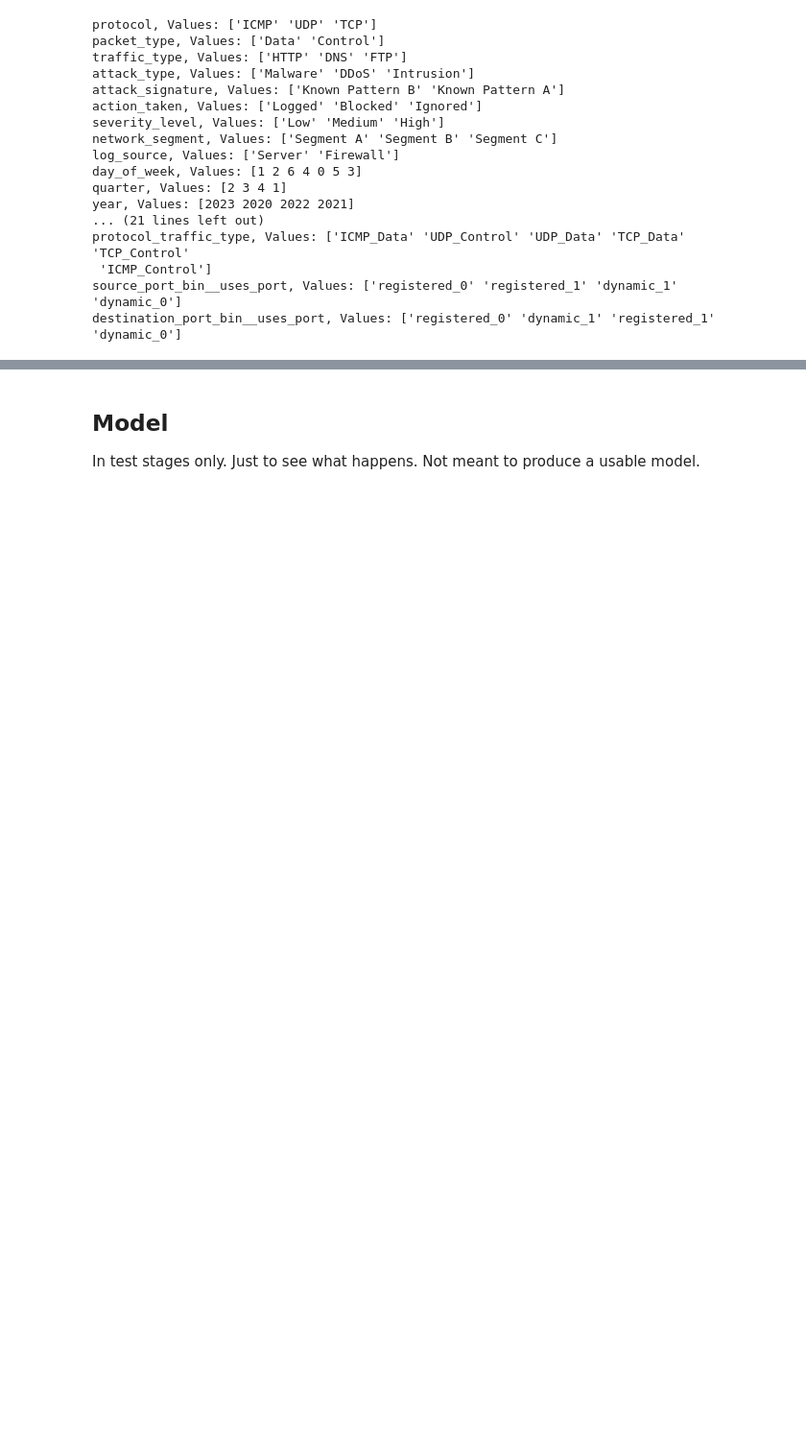
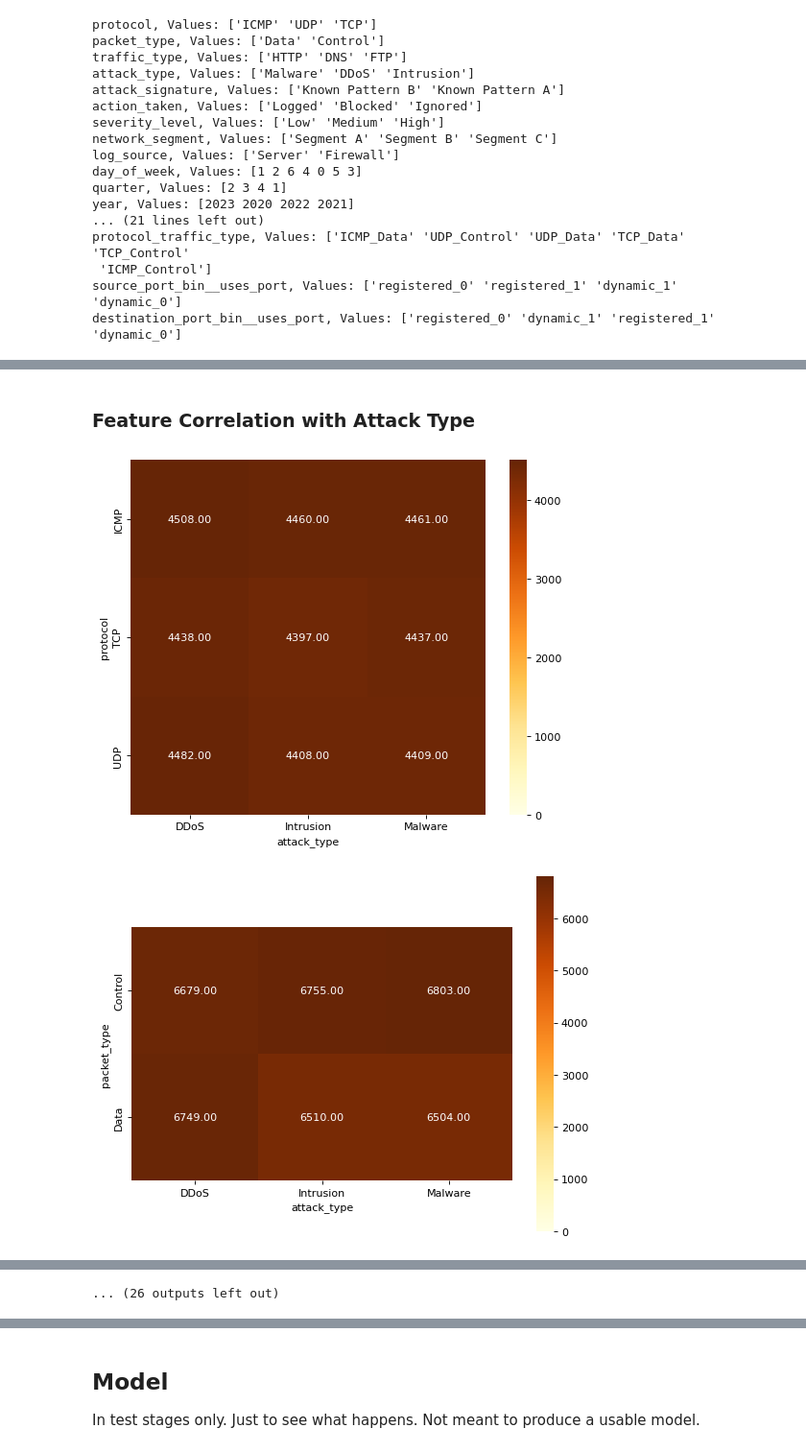
Before and after one commit to dominicbraam/cyberattack-model, a Jupyter notebook: notebooks/Data Exploration.ipynb, the cells around one changed output, grey strips where cells are left out. Shown at 96% size. Saved outputs shown, nothing was run; the diff lists cells and outputs as text; code cells hidden in the pictures; blank space fills up the shorter version.

```diff
--- a/notebooks/Data Exploration.ipynb
+++ b/notebooks/Data Exploration.ipynb
@@ -709,0 +935,10 @@ df['severity_level']= oe.fit_transform(df[['severity_level']])
+# %% [markdown]
+### Feature Correlation with Attack Type
+# %%
+fh_fc = FeatureHandler()
+for feature in fh_fc.features['onehot']:
+    contingency_table = pd.crosstab(df[feature], df['attack_type'])
+    heatmap_from_contingency(contingency_table)
+# %% [output]
+[figure, added]
+[figure, added]
@@ -710 +955,2 @@ df['severity_level']= oe.fit_transform(df[['severity_level']])
+... (26 outputs left out)
 # %% [markdown]
```
Also changed, not shown: parts of 40 cells of this notebook.
